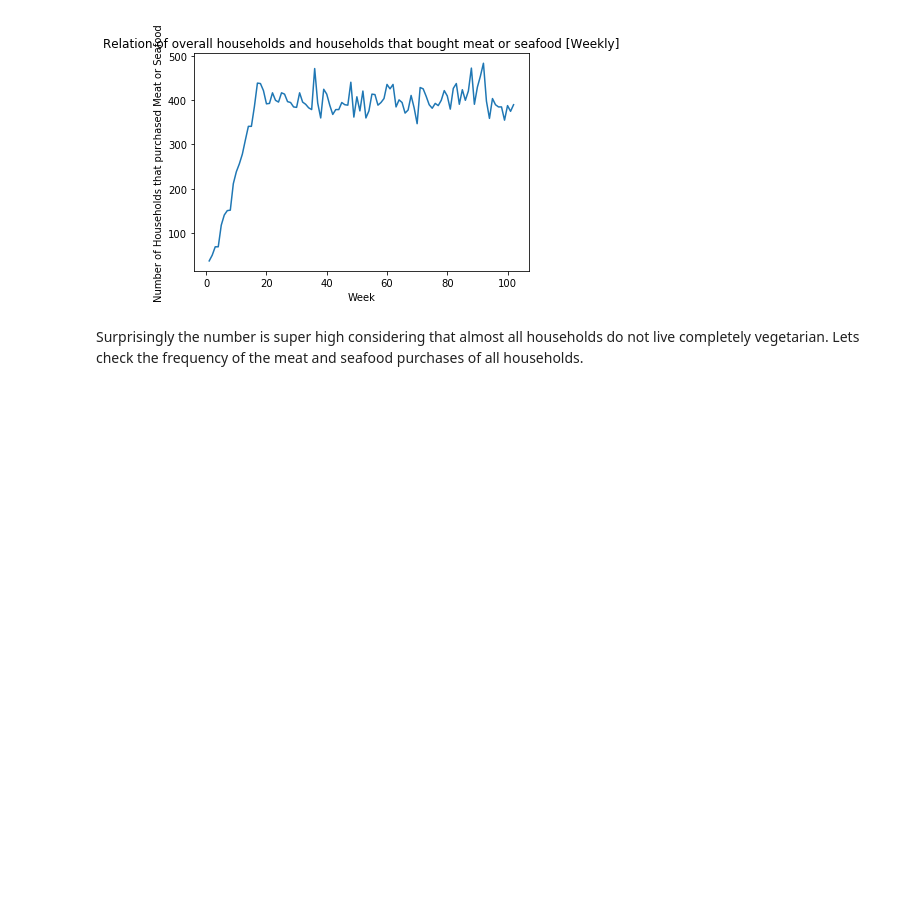
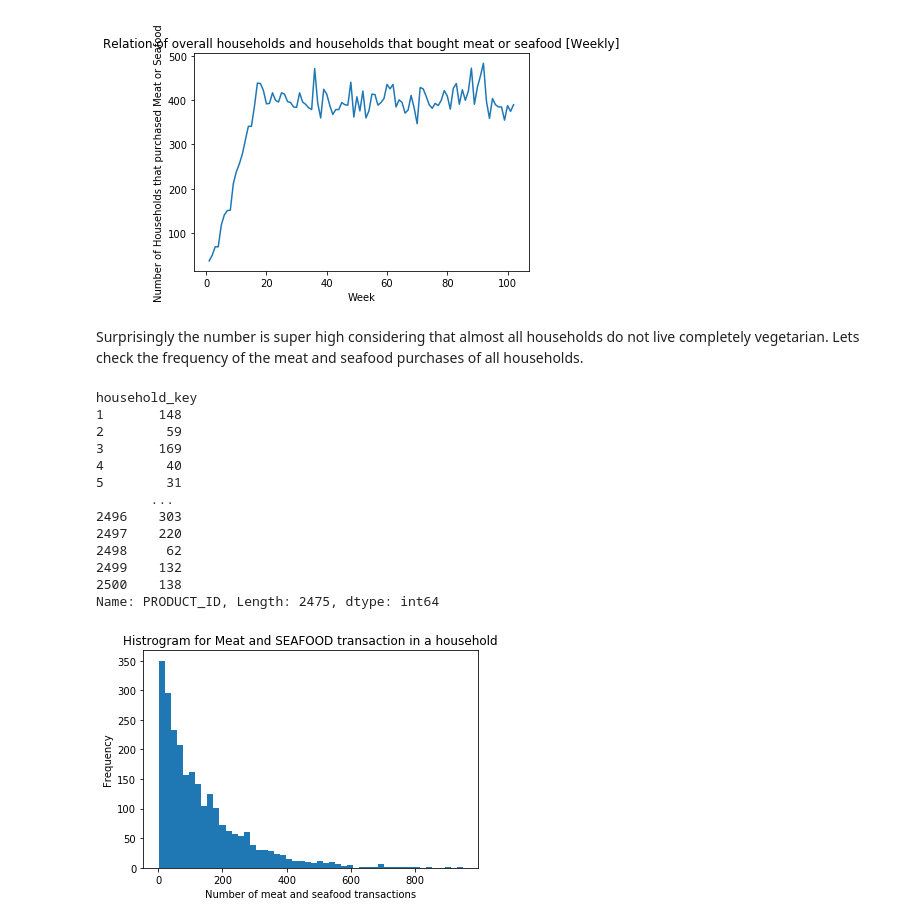
Before and after one commit to whateverforever/ada-2019-project, a Jupyter notebook: data_analysis.ipynb, the cells around one changed output. Drawn from its saved outputs; the diff is of its cells as text; code cells hidden in the pictures; blank space fills up the shorter version.

Commit message:
More plots

```diff
--- a/data_analysis.ipynb
+++ b/data_analysis.ipynb
@@ -611,3 +611,26 @@ plt.show()
 [figure]
 # %% [markdown]
 Surprisingly the number is super high considering that almost all households do not live completely vegetarian. Lets check the frequency of the meat and seafood purchases of all households.
+# %%
+house_purchase = df_meat_seafood_trans.groupby("household_key").count()["PRODUCT_ID"]
+print(house_purchase)
+plt.hist(weekly_house_purchase, bins=50)
+plt.xlabel("Number of meat and seafood transactions")
+plt.ylabel("Frequency")
+plt.title("Histrogram for Meat and SEAFOOD transaction in a household")
+plt.show()
+# %% [output]
+household_key
+1       148
+2        59
+3       169
+4        40
+5        31
+       ...
+2496    303
+2497    220
+2498     62
+2499    132
+2500    138
+Name: PRODUCT_ID, Length: 2475, dtype: int64
+[figure, added]
```
